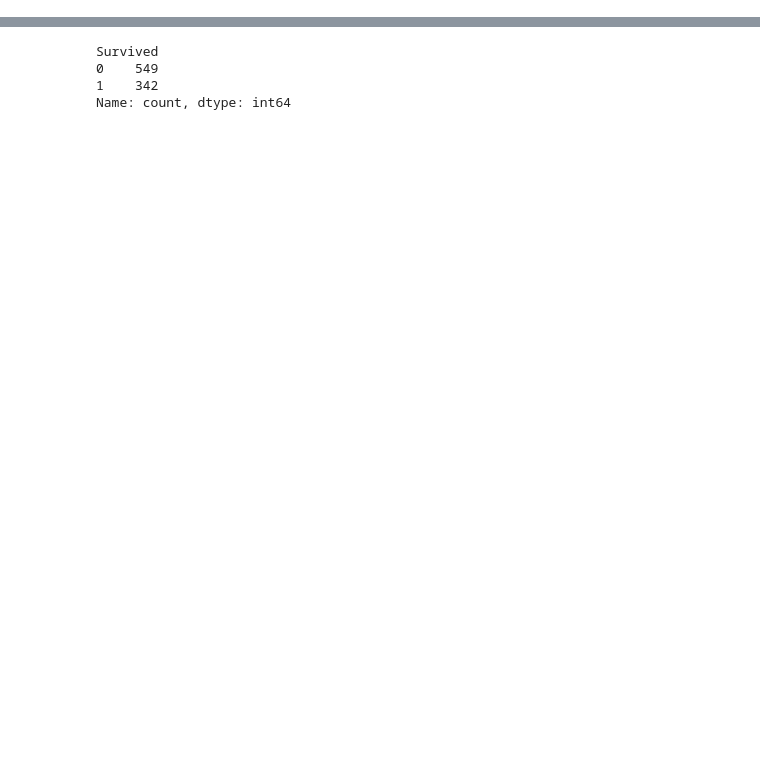
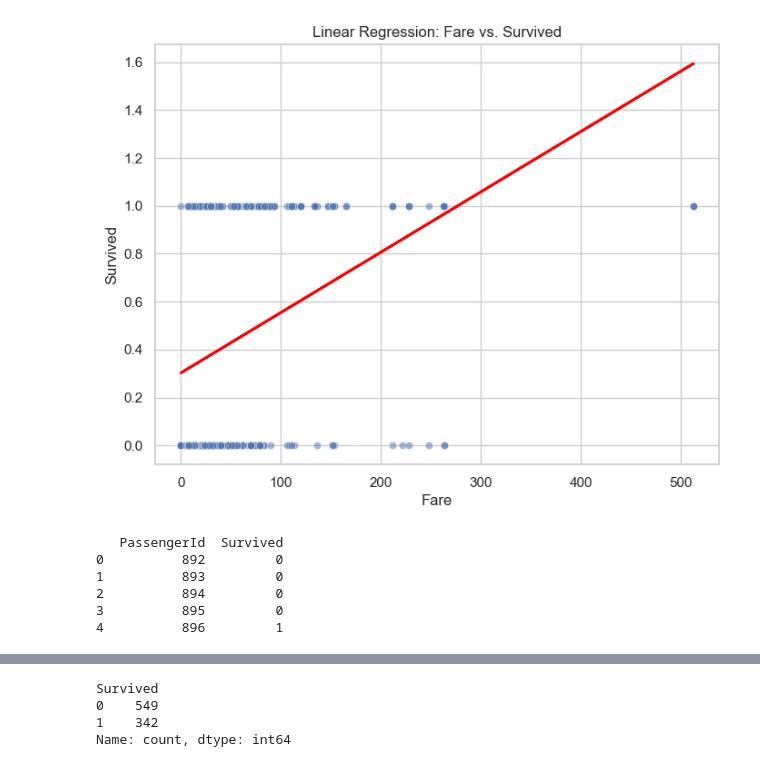
Before and after one commit to MatejBursik/TenOne_cloud_ai, a Jupyter notebook: Titanic/01_Titanic_model.ipynb, the cells around one changed output, grey strips where cells are left out. Saved outputs shown, nothing was run; the diff lists cells and outputs as text; code cells hidden in the pictures; blank space fills up the shorter version.

Commit message:
titanic updated

```diff
--- a/Titanic/01_Titanic_model.ipynb
+++ b/Titanic/01_Titanic_model.ipynb
@@ -132,0 +97,17 @@ above are catagorical measure but 2 coloumns that are usefull is age and fare
+# %%
+# Cell 9: Train Logistic Regression Model with Grid Search
+param_grid = {
+    'C': [0.1, 1, 10, 100],
+    'solver': ['liblinear', 'lbfgs'],
+    'max_iter': [100, 200, 500]
+}
+grid_search = GridSearchCV(LogisticRegression(), param_grid, cv=5, scoring='accuracy')
+grid_search.fit(X_train, Y_train)
+best_logistic_model = grid_search.best_estimator_
+
+# Train Random Forest and Gradient Boosting Classifiers
+model_rf = RandomForestClassifier(n_estimators=100, random_state=2)
+model_rf.fit(X_train, Y_train)
+
+model_gb = GradientBoostingClassifier(random_state=2)
+model_gb.fit(X_train, Y_train)
@@ -132,0 +218,36 @@ above are catagorical measure but 2 coloumns that are usefull is age and fare
+# %%
+# Cell 12: Visualize Linear Regression (Fare vs. Survived)
+lin_reg = LinearRegression()
+X_lin = train_data[['Fare']]
+y_lin = train_data['Survived']
+lin_reg.fit(X_lin, y_lin)
+
+plt.figure(figsize=(8, 6))
+sns.scatterplot(x=X_lin['Fare'], y=y_lin, alpha=0.5)
+plt.plot(X_lin['Fare'], lin_reg.predict(X_lin), color='red', linewidth=2)
+plt.title('Linear Regression: Fare vs. Survived')
+plt.xlabel('Fare')
+plt.ylabel('Survived')
+plt.grid(True)
+plt.show()
+
+# Cell 13: Output Submission for Test Data
+X_test_data = test_data.drop(columns=['PassengerId', 'Name', 'Ticket'])
+test_predictions = voting_clf.predict(X_test_data)
+
+# Prepare the submission DataFrame
+submission = pd.DataFrame({
+    'PassengerId': test_data['PassengerId'],
+    'Survived': test_predictions
+})
+
+print(submission.head())
+submission.to_csv('titanic_submission.csv', index=False)
+# %% [output]
+[figure, added]
+   PassengerId  Survived
+0          892         0
+1          893         0
+2          894         0
+3          895         0
+4          896         1
```
Also changed, not shown: parts of 48 cells of this notebook, 2 other files.
